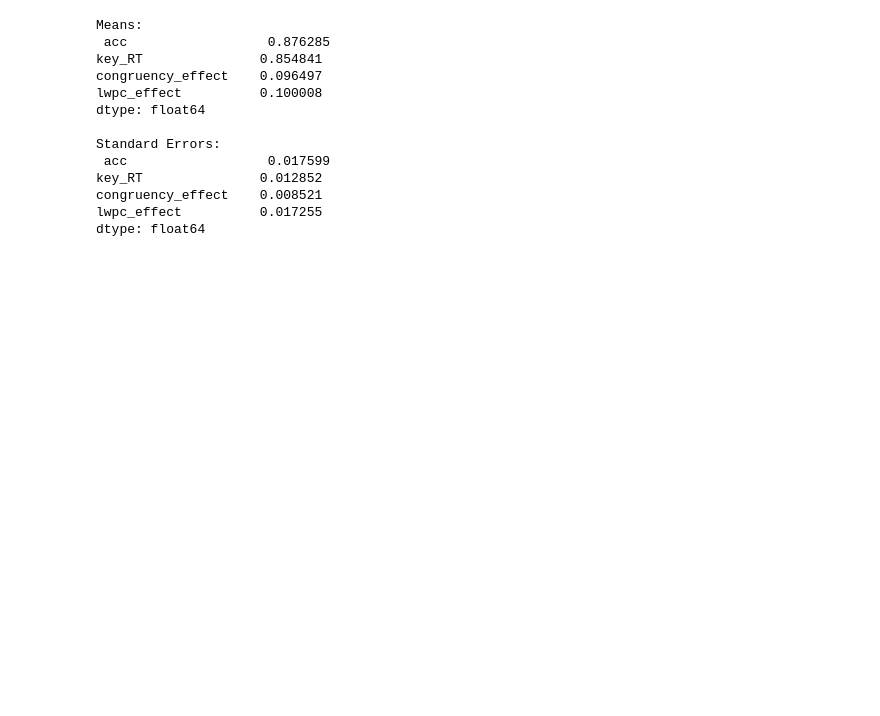
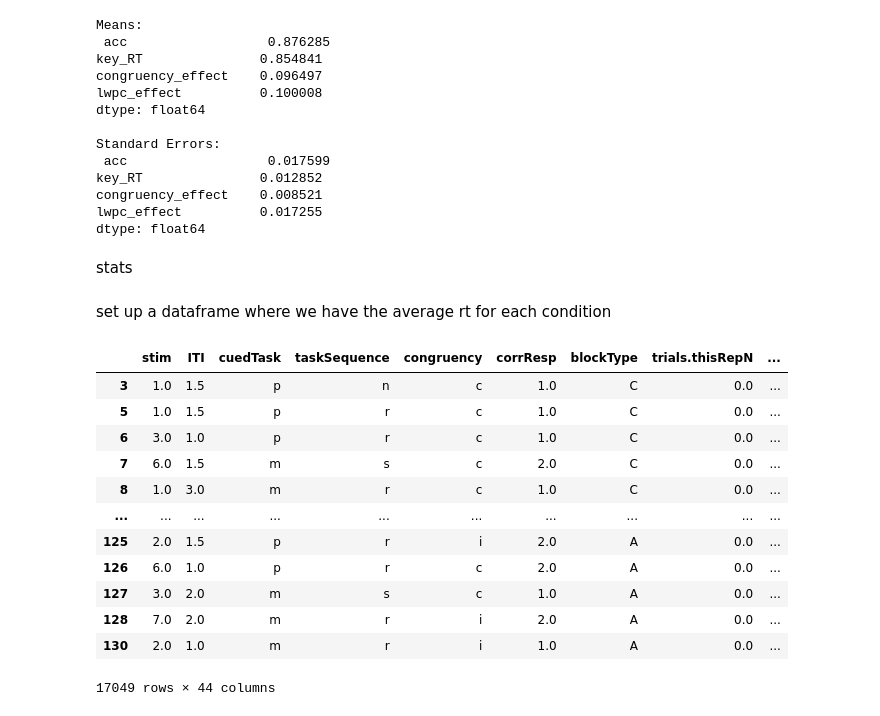
Before and after one commit to jimzhang629/StabFlexCNRISpring24, a Jupyter notebook: behavioralAnalysis_template.ipynb, the cells around one changed output. Cells and saved outputs as stored; diff of their text form; code cells hidden in the pictures; blank space fills up the shorter version.

Commit message:
add stats

```diff
--- a/behavioralAnalysis_template.ipynb
+++ b/behavioralAnalysis_template.ipynb
@@ -356,3 +356,23 @@ key_RT               0.012852
 congruency_effect    0.008521
 lwpc_effect          0.017255
 dtype: float64
+# %% [markdown]
+stats
+# %% [markdown]
+set up a dataframe where we have the average rt for each condition
+# %%
+correct_trials
+# %% [output]
+|  | stim | ITI | cuedTask | taskSequence | congruency | corrResp | blockType | trials.thisRepN | ... |
+| 3 | 1.0 | 1.5 | p | n | c | 1.0 | C | 0.0 | ... |
+| 5 | 1.0 | 1.5 | p | r | c | 1.0 | C | 0.0 | ... |
+| 6 | 3.0 | 1.0 | p | r | c | 1.0 | C | 0.0 | ... |
+| 7 | 6.0 | 1.5 | m | s | c | 2.0 | C | 0.0 | ... |
+| 8 | 1.0 | 3.0 | m | r | c | 1.0 | C | 0.0 | ... |
+| ... | ... | ... | ... | ... | ... | ... | ... | ... | ... |
+| 125 | 2.0 | 1.5 | p | r | i | 2.0 | A | 0.0 | ... |
+| 126 | 6.0 | 1.0 | p | r | c | 2.0 | A | 0.0 | ... |
+| 127 | 3.0 | 2.0 | m | s | c | 1.0 | A | 0.0 | ... |
+| 128 | 7.0 | 2.0 | m | r | i | 2.0 | A | 0.0 | ... |
+| 130 | 2.0 | 1.0 | m | r | i | 1.0 | A | 0.0 | ... |
+17049 rows × 44 columns
```
Also changed, not shown: parts of 11 cells of this notebook.
